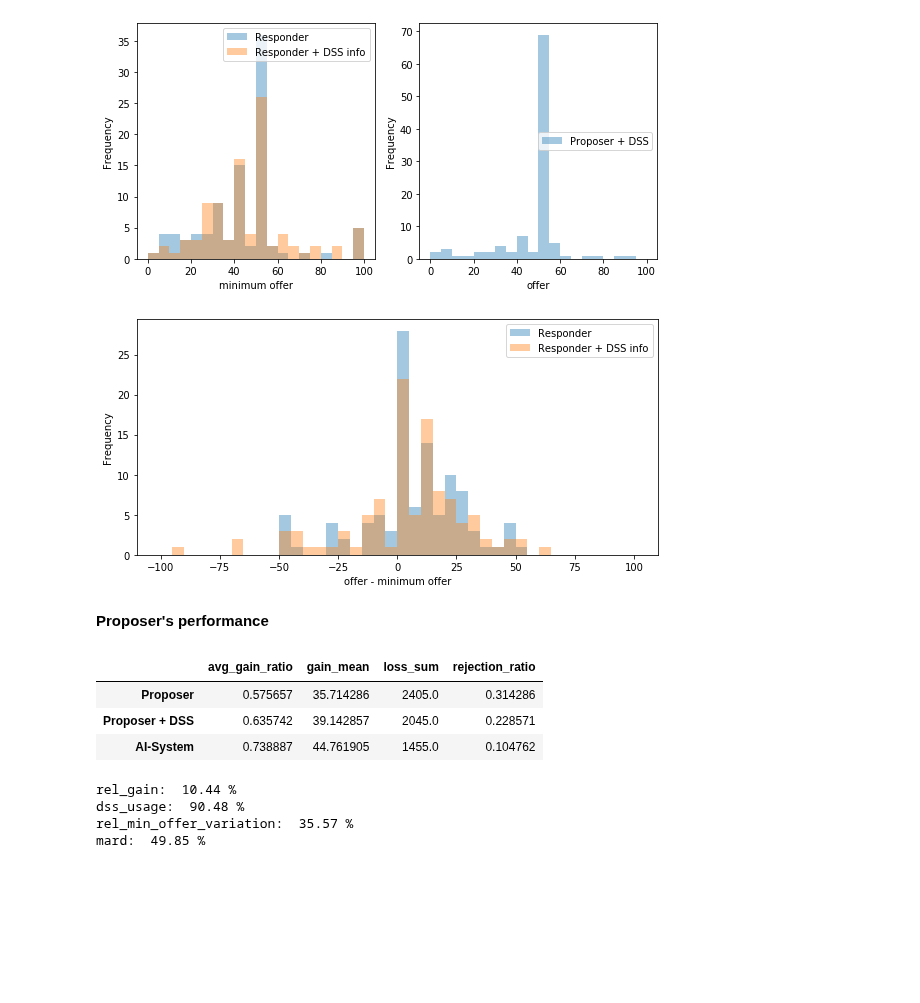
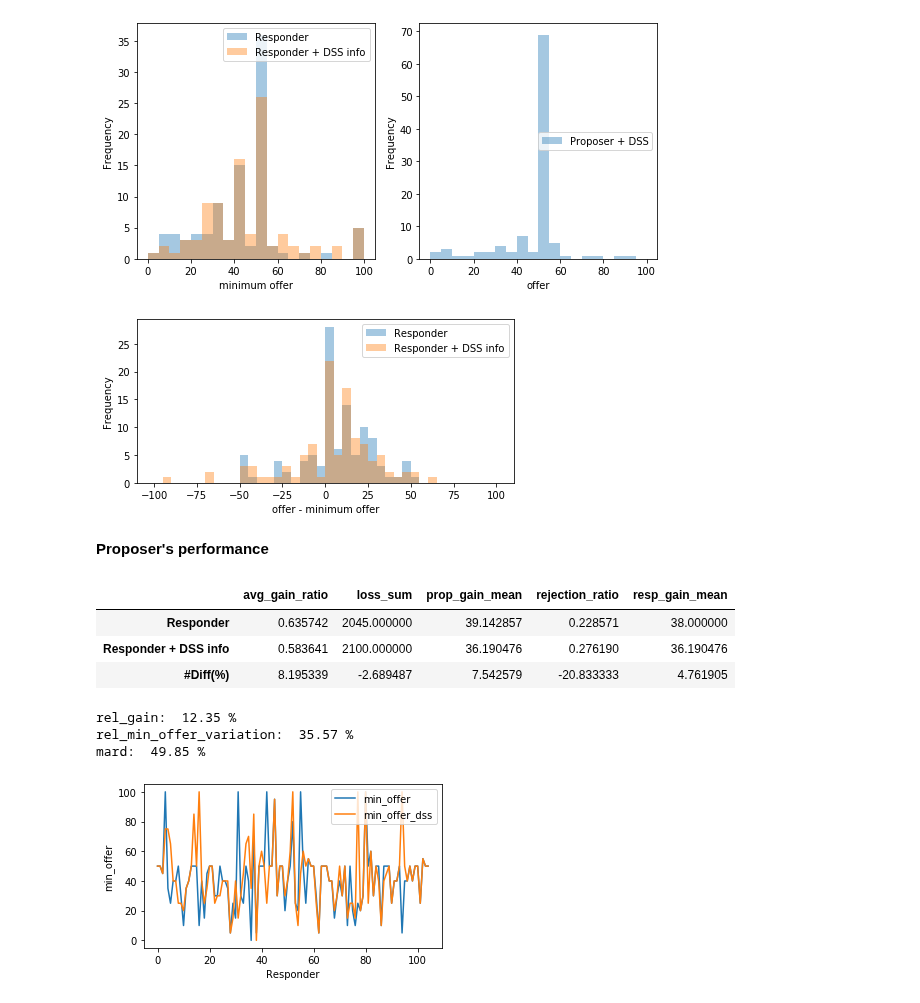
Before and after one commit to afranck64/ultimatum, a Jupyter notebook: notebooks/Data - t12a.ipynb, the cells around one changed output. Drawn from its saved outputs; the diff is of its cells as text; code cells hidden in the pictures; blank space fills up the shorter version.

```diff
--- a/notebooks/Data - t12a.ipynb
+++ b/notebooks/Data - t12a.ipynb
@@ -68,19 +68,19 @@ ax.figure.savefig(os.path.join(export_folder, "min_offer_offer.pdf"))
 # %%
 bins = list(range(-100, 105, 5))
 
-plt.figure(figsize=(8,4))
+plt.figure(figsize=(6,3))
 offer_min_offer_diff = df_full["offer_final"] - df_full["min_offer"]
 ax = sns.distplot(offer_min_offer_diff, hist=True, kde=False, axlabel="offer - minimum offer", bins=bins, label="Responder")
 _ = ax.set_ylabel("Frequency")
 
 
 offer_min_offer_diff = df_full["offer_final"] - df_full["min_offer_final"]
 ax = sns.distplot(offer_min_offer_diff, hist=True, kde=False, axlabel="offer - minimum offer", bins=bins, label="Responder + DSS info", ax=ax)
 plt.legend()
 plt.tight_layout()
-ax.figure.savefig(os.path.join(export_folder, "offer-min_offer.pdf"))
+ax.figure.savefig(os.path.join(export_folder, "t12a-min_offer-diff.pdf"))
 # %% [output]
-[figure, old version]
+[figure, new version]
 # %%
 from core.models.metrics import cross_compute, avg_gain_ratio, gain_mean, rejection_ratio, loss_sum, MAX_GAIN
 
@@ -101,26 +110,29 @@ def get_infos(min_offer, offer, metrics=None, do_cross_compute=False):
 # %%
 df_infos = pd.DataFrame()
 #Human (fixed-matching) performance t00
-df_infos = df_infos.append(get_infos(df_full['min_offer'], df_full['offer']), ignore_index=True)
+df_infos = df_infos.append(get_infos(df_full['min_offer'], df_full['offer_final']), ignore_index=True)
 #Human (cross-matched) average performance t00
-df_infos = df_infos.append(get_infos(df_full['min_offer'], df_full['offer'], do_cross_compute=True), ignore_index=True)
-#Human + DSS (fixed-matching) performance t00
-df_infos = df_infos.append(get_infos(df_full['min_offer'], df_full['offer_final']), ignore_index=True)
-#Human + DSS(cross-matched) average performance t00
-df_infos = df_infos.append(get_infos(df_full['min_offer'], df_full['offer_final'], do_cross_compute=True), ignore_index=True)
+# df_infos = df_infos.append(get_infos(df_full['min_offer'], df_full['offer'], do_cross_compute=True), ignore_index=True)
+# #Human + DSS (fixed-matching) performance t00
+# df_infos = df_infos.append(get_infos(df_full['min_offer'], df_full['offer_final']), ignore_index=True)
+# #Human + DSS(cross-matched) average performance t00
+df_infos = df_infos.append(get_infos(df_full['min_offer_final'], df_full['offer_final']), ignore_index=True)
 #Top-model (fixed 50% prediction) average performance t00
 fixed_offer = MAX_GAIN // 2
-df_infos = df_infos.append(get_infos(df_full['min_offer'], [fixed_offer], do_cross_compute=True), ignore_index=True)
+# df_infos = df_infos.append(get_infos(df_full['min_offer'], [fixed_offer], do_cross_compute=True), ignore_index=True)
 
-df_infos.index = ["Proposer", "Proposer (cross matched)", "Proposer + DSS", "Proposer + DSS (cross matched)", "AI-System"]
+# df_infos.index = ["Responder", "Proposer (cross matched)", "Responder + DSS info", "Proposer + DSS (cross matched)", "AI-System"]
+# df_infos.index = ["Responder", "Responder + DSS info"]
 
-df_infos = df_infos.loc[["Proposer", "Proposer + DSS", "AI-System"]]
+# df_infos = df_infos.loc[["Responder", "Responder + DSS info"]]
+df_infos = df_infos.append(100*(df_infos.iloc[0] - df_infos.iloc[1]) / df_infos.iloc[0], ignore_index=True)
+df_infos.index = ["Responder", "Responder + DSS info", "#Diff(%)"]
 df_infos
 # %% [output]
-|  | avg_gain_ratio | gain_mean | loss_sum | rejection_ratio |
-| Proposer | 0.575657 | 35.714286 | 2405.0 | 0.314286 |
-| Proposer + DSS | 0.635742 | 39.142857 | 2045.0 | 0.228571 |
-| AI-System | 0.738887 | 44.761905 | 1455.0 | 0.104762 |
+|  | avg_gain_ratio | loss_sum | prop_gain_mean | rejection_ratio | resp_gain_mean |
+| Responder | 0.635742 | 2045.000000 | 39.142857 | 0.228571 | 38.000000 |
+| Responder + DSS info | 0.583641 | 2100.000000 | 36.190476 | 0.276190 | 36.190476 |
+| #Diff(%) | 8.195339 | -2.689487 | 7.542579 | -20.833333 | 4.761905 |
 # %%
 def woa(offer_final, offer, ai_offer):
     res = (abs(offer_final - offer) ) / (abs(ai_offer - offer ))
@@ -132,25 +144,44 @@ def get_resp_variation(df_full):
     df_full = df_full.copy()[df_full["min_offer"]>0]
     return 100 * ((df_full["min_offer_dss"] - df_full["min_offer"]) / df_full["min_offer"]).mean()
 
-def get_rel_gain(df_infos):
-    acc = df_infos['avg_gain_ratio']['Proposer']
-    acc_dss = df_infos['avg_gain_ratio']['Proposer + DSS']
-    return 100 * abs(acc - acc_dss) / acc
+def get_rel_gain(df_full):
+#     acc = df_infos['resp_gain_mean']['Responder']
+#     acc_dss = df_infos['resp_gain_mean']['Responder + DSS info']
+#     return 100 * abs(acc - acc_dss) / acc
+    acc = _resp_gain(df_full['min_offer'], df_full['offer_final'])
+    acc_dss = _resp_gain(df_full['min_offer_dss'], df_full['offer_final'])
+    return mrc(acc_dss, acc)
 
-def mrc(min_offer_final, min_offer):
-    res = abs(min_offer_final - min_offer) / min_offer
+
+def get_rel_rejection_rate(df_full):
+    pass
+
+def mrc(new, old):
+    res = abs(new - old) / old
     res = res[np.invert(np.isnan(res) | np.isinf(res))]
     return 100 * abs(res).mean()
 
 def get_dss_usage(df_full):
     return 100 * (df_full.ai_nb_calls > 0).mean()
 
-print("rel_gain: ", round(get_rel_gain(df_infos), 2), "%")
-print("dss_usage: ", round(get_dss_usage(df_full), 2), "%")
+print("rel_gain: ", round(get_rel_gain(df_full), 2), "%")
 print("rel_min_offer_variation: ", round(get_resp_variation(df_full), 2), "%")
 print("mard: ", round(mrc(df_full['min_offer_final'], df_full['min_offer']),2), "%")
 # %% [output]
-rel_gain:  10.44 %
-dss_usage:  90.48 %
+rel_gain:  12.35 %
 rel_min_offer_variation:  35.57 %
 mard:  49.85 %
+# %%
+
+plt.figure(figsize=(5,3))
+df_full["Responder"] = df_full.index
+sns.lineplot(x='Responder', y='min_offer', data=df_full, label="min_offer")
+ax = sns.lineplot(x='Responder', y='min_offer_final', data=df_full, label="min_offer_dss")
+ax.set_ylabel("min_offer")
+
+plt.legend()
+plt.tight_layout()
+
+ax.figure.savefig(os.path.join(export_folder, "t12a-min_offer.pdf"))
+# %% [output]
+[figure, added]
```
Also changed, not shown: parts of 3 cells of this notebook, 22 other files.
